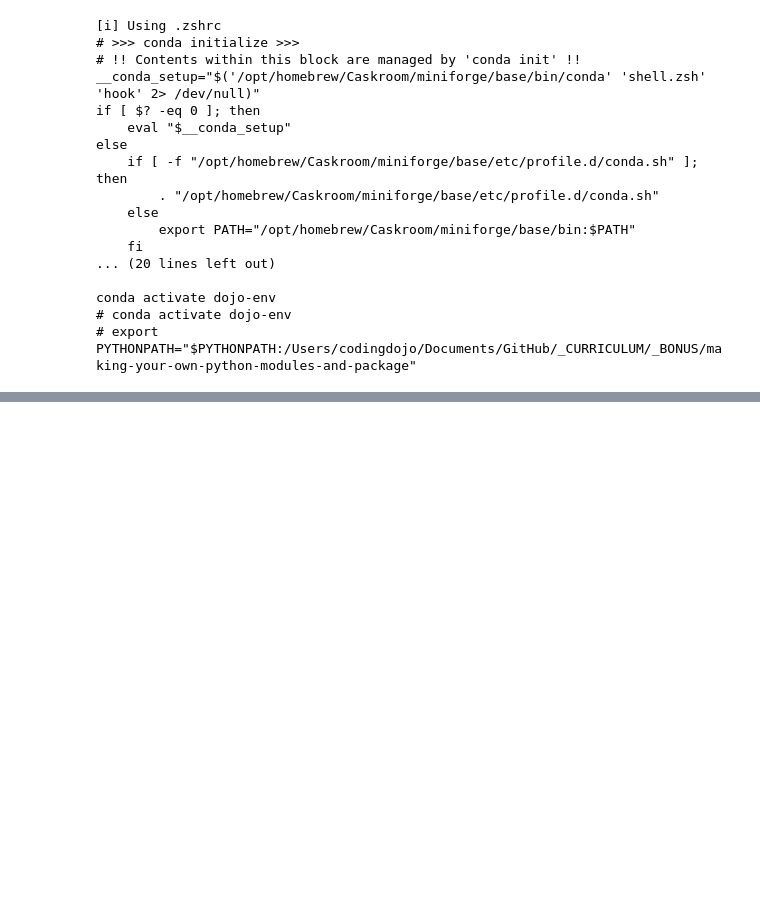
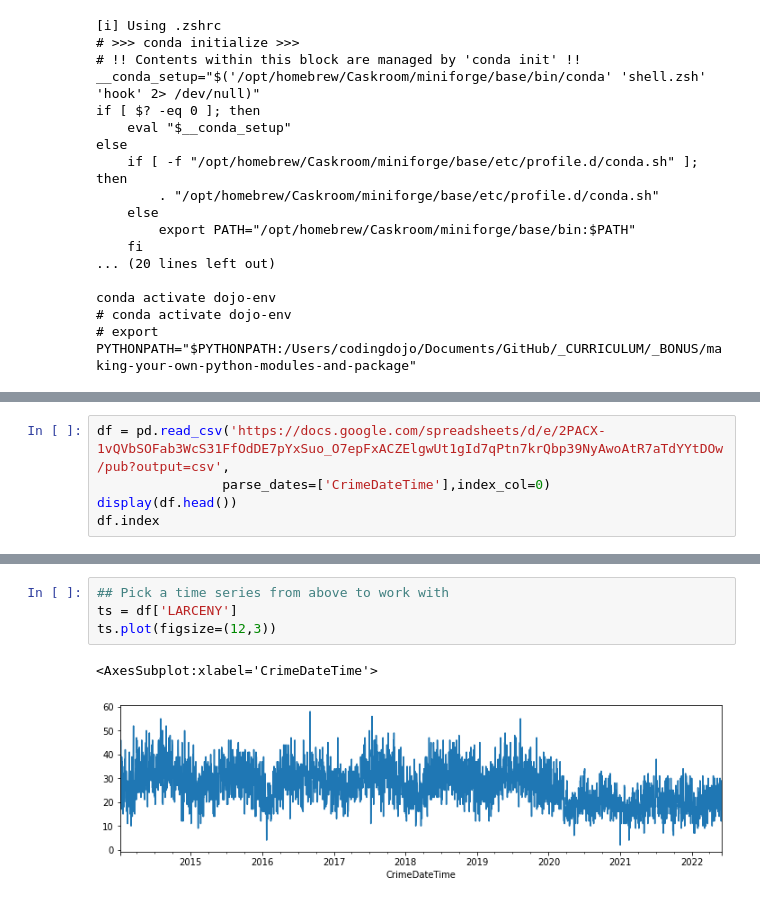
Before and after one commit to coding-dojo-data-science/dojo-env-setup, a Jupyter notebook: EnvironmentTester-py38.ipynb, the cells around one changed output, grey strips where cells are left out. Drawn from its saved outputs; the diff is of its cells as text; blank space fills up the shorter version.

```diff
--- a/EnvironmentTester-py38.ipynb
+++ b/EnvironmentTester-py38.ipynb
@@ -479,0 +503,5 @@ import sktime
+# %%
+df = pd.read_csv('https://docs.google.com/spreadsheets/d/e/2PACX-1vQVbSOFab3WcS31FfOdDE7pYxSuo_O7epFxACZElgwUt1gId7qPtn7krQbp39NyAwoAtR7aTdYYtDOw/pub?output=csv',
+                parse_dates=['CrimeDateTime'],index_col=0)
+display(df.head())
+df.index
@@ -479,0 +528,7 @@ import sktime
+# %%
+## Pick a time series from above to work with
+ts = df['LARCENY']
+ts.plot(figsize=(12,3))
+# %% [output]
+<AxesSubplot:xlabel='CrimeDateTime'>
+[figure, added]
```
Also changed, not shown: parts of 69 cells of this notebook, 2 other files.
